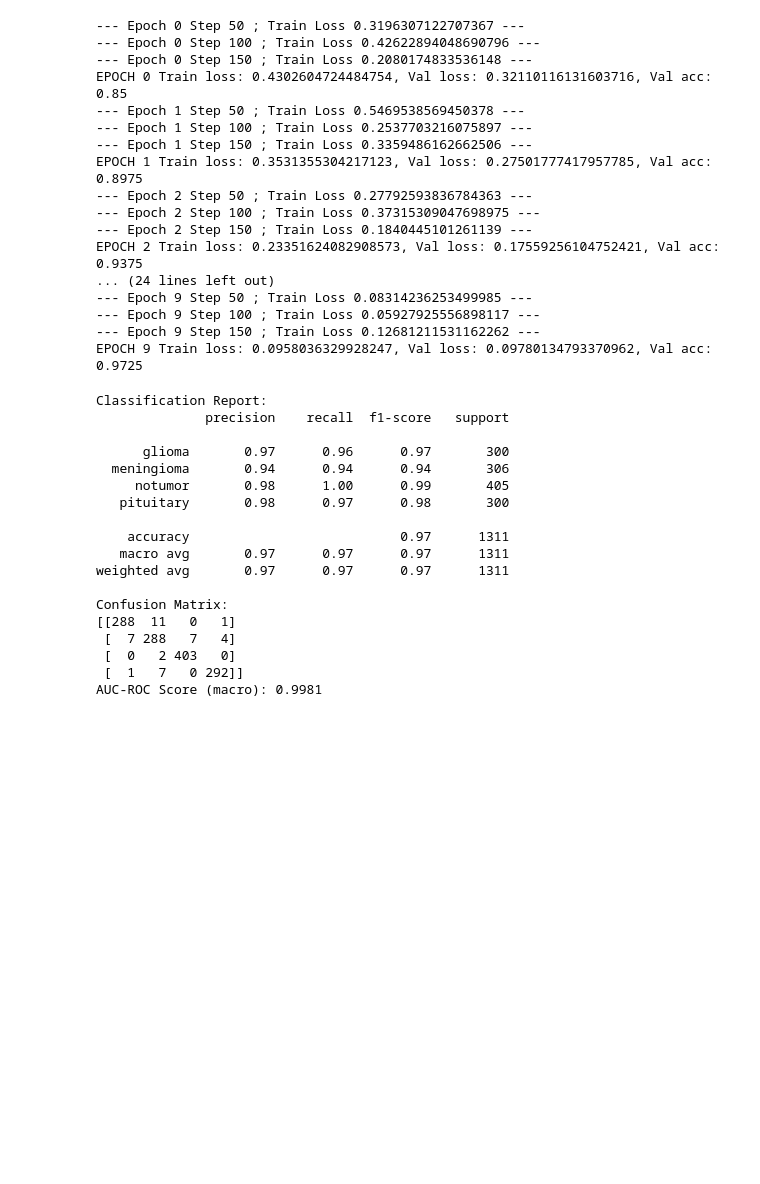
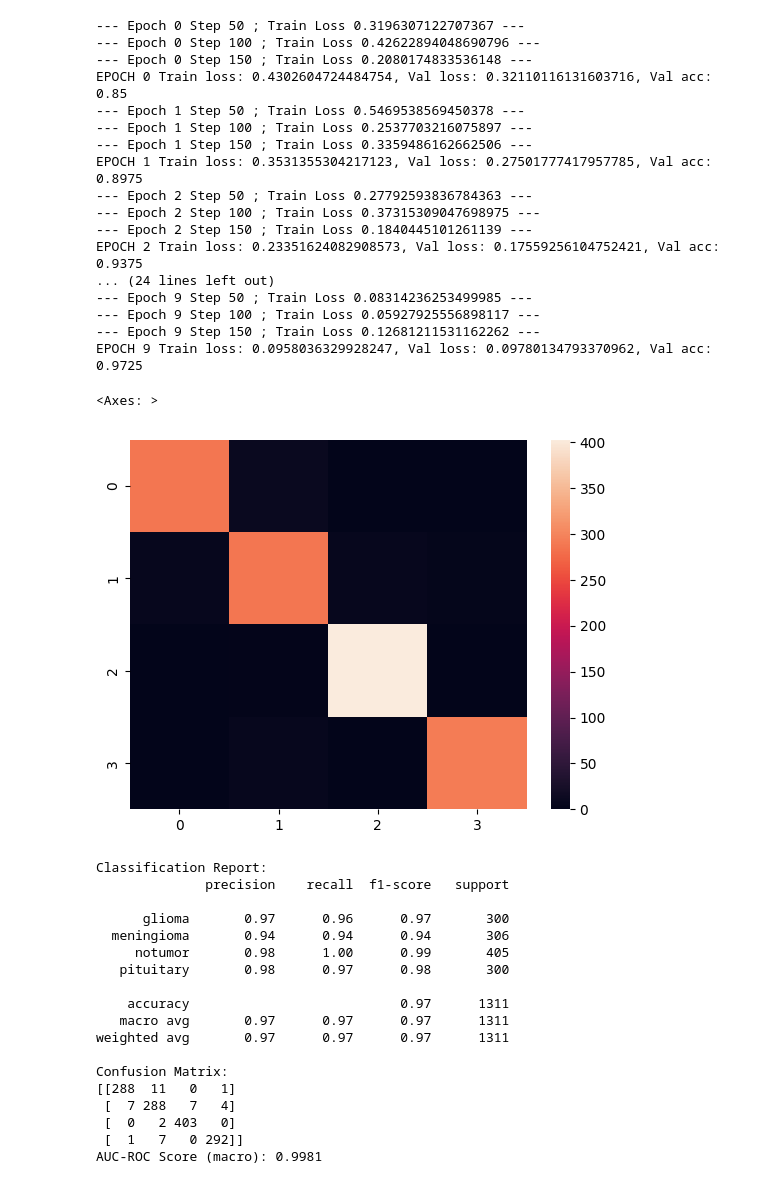
Before and after one commit to Phuishere/Machine-Learning-Learning, a Jupyter notebook: cnn_learn/main.ipynb, the cells around one changed output. Cells and saved outputs as stored; diff of their text form; code cells hidden in the pictures; blank space fills up the shorter version.

```diff
--- a/cnn_learn/main.ipynb
+++ b/cnn_learn/main.ipynb
@@ -158,6 +253,21 @@ EPOCH 2 Train loss: 0.23351624082908573, Val loss: 0.17559256104752421, Val acc:
 --- Epoch 9 Step 100 ; Train Loss 0.05927925556898117 ---
 --- Epoch 9 Step 150 ; Train Loss 0.12681211531162262 ---
 EPOCH 9 Train loss: 0.0958036329928247, Val loss: 0.09780134793370962, Val acc: 0.9725
+# %%
+import seaborn as sns
+import numpy as np
+a = np.array([
+    [288, 11, 0, 1],
+    [7, 288, 7, 4],
+    [0, 2, 403, 0],
+    [1, 7, 0, 292]
+])
+sns.heatmap(
+    a
+    )
+# %% [output]
+<Axes: >
+[figure, added]
 # %%
 trainer.validate(class_names=list(class_to_idx.keys()),use_val=False)
 # %% [output]
```
Also changed, not shown: parts of 7 cells of this notebook, 3 other files.
